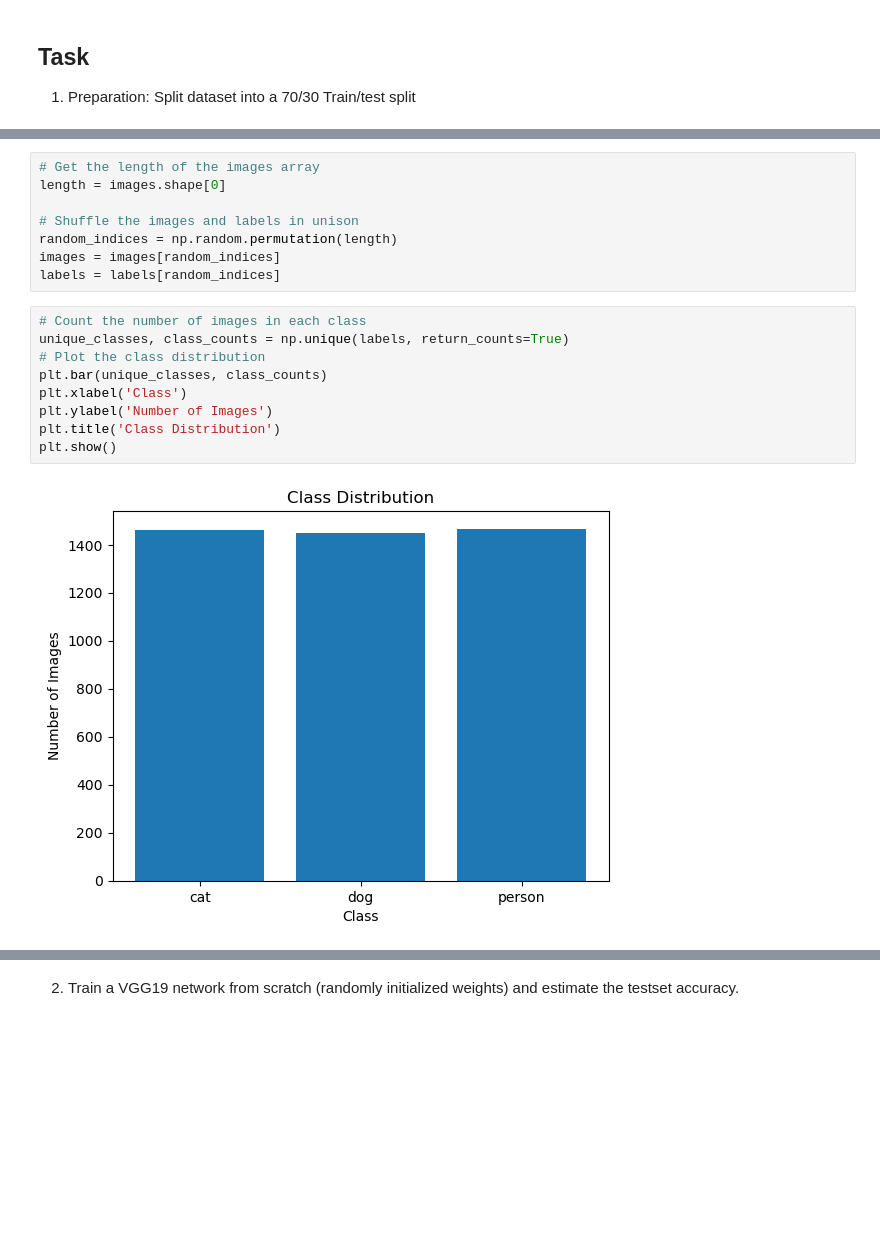
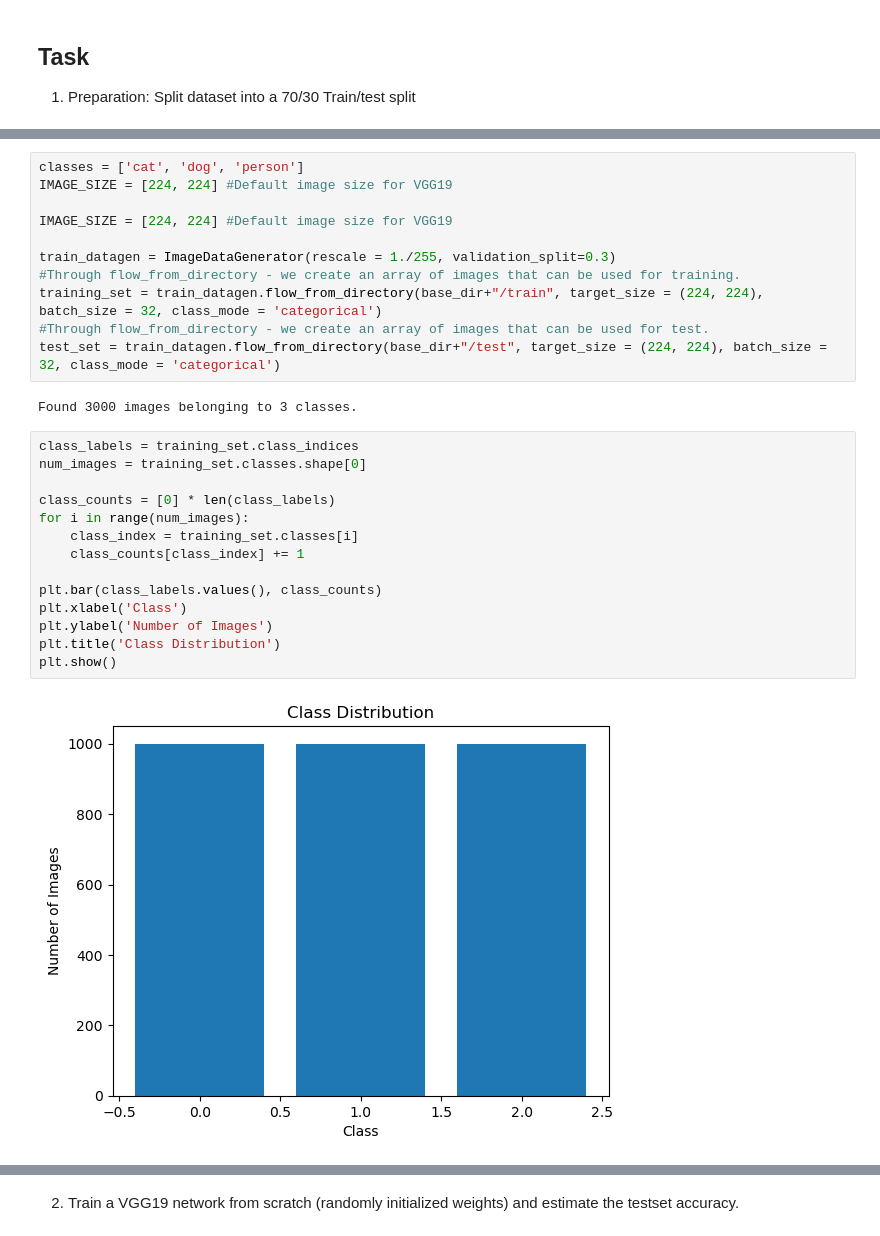
Before and after one commit to ai22m006/Computer_Vision, a Jupyter notebook: main.ipynb, the cells around one changed output, grey strips where cells are left out. Cells and saved outputs as stored; diff of their text form; blank space fills up the shorter version.

```diff
--- a/main.ipynb
+++ b/main.ipynb
@@ -96,19 +58,29 @@ labels = np.array(labels)
-# %%
-# Get the length of the images array
-length = images.shape[0]
-
-# Shuffle the images and labels in unison
-random_indices = np.random.permutation(length)
-images = images[random_indices]
-labels = labels[random_indices]
+# %%
+classes = ['cat', 'dog', 'person']
+IMAGE_SIZE = [224, 224] #Default image size for VGG19
+
+IMAGE_SIZE = [224, 224] #Default image size for VGG19
+
+train_datagen = ImageDataGenerator(rescale = 1./255, validation_split=0.3)
+#Through flow_from_directory - we create an array of images that can be used for training.
+training_set = train_datagen.flow_from_directory(base_dir+"/train", target_size = (224, 224), batch_size = 32, class_mode = 'categorical')
+#Through flow_from_directory - we create an array of images that can be used for test.
+test_set = train_datagen.flow_from_directory(base_dir+"/test", target_size = (224, 224), batch_size = 32, class_mode = 'categorical')
+# %% [output]
+Found 3000 images belonging to 3 classes.
 # %%
-# Count the number of images in each class
-unique_classes, class_counts = np.unique(labels, return_counts=True)
-# Plot the class distribution
-plt.bar(unique_classes, class_counts)
+class_labels = training_set.class_indices
+num_images = training_set.classes.shape[0]
+
+class_counts = [0] * len(class_labels)
+for i in range(num_images):
+    class_index = training_set.classes[i]
+    class_counts[class_index] += 1
+
+plt.bar(class_labels.values(), class_counts)
 plt.xlabel('Class')
 plt.ylabel('Number of Images')
 plt.title('Class Distribution')
 plt.show()
 # %% [output]
-[figure, old version]
+[figure, new version]
```
Also changed, not shown: parts of 27 cells of this notebook.
